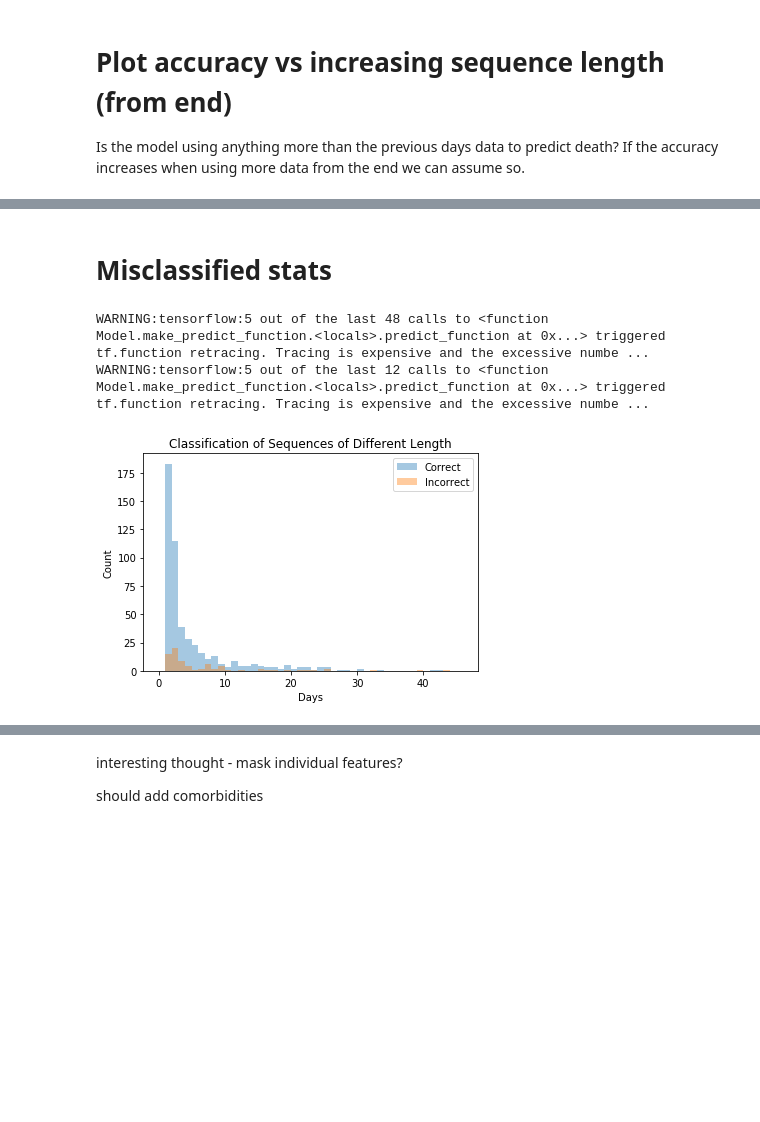
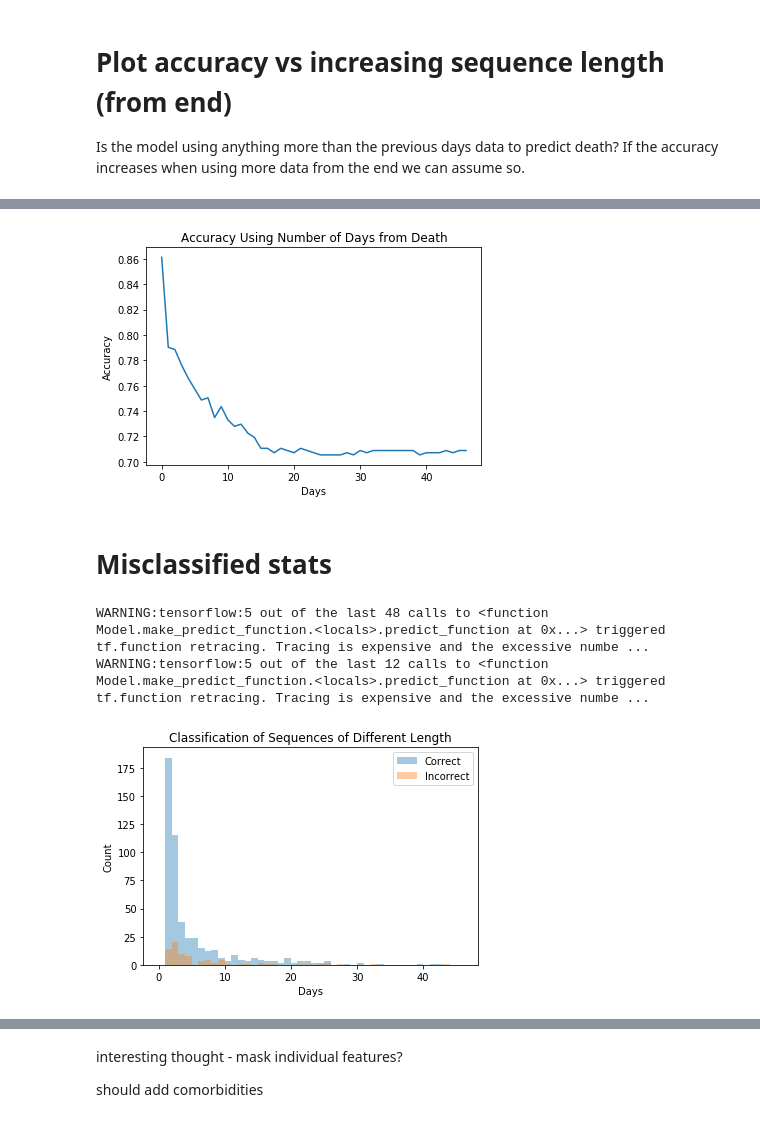
Before and after one commit to Gareth001/thesis, a Jupyter notebook: notebooks/MIMIC death.ipynb, the cells around one changed output, grey strips where cells are left out. Saved outputs shown, nothing was run; the diff lists cells and outputs as text; code cells hidden in the pictures; blank space fills up the shorter version.

```diff
--- a/notebooks/MIMIC death.ipynb
+++ b/notebooks/MIMIC death.ipynb
@@ -470,3 +474,26 @@ plt.show(fig)
+# %%
+x = list(range(maxseqlen_test))
+y = []
+
+for length in x:
+    arr = np.zeros(X_test.shape)
+
+    for index, point in enumerate(lst_test):
+        r = point
+        if len(point) > length:
+            if length > 0:
+                r = r[:-length]
+            arr[index, :r.shape[0], :X_test.shape[2]] = r
+
+    y.append(model_evaluate(arr, Y_test))
+
+fig = sns.lineplot(x=x, y=y)
+plt.title('Accuracy Using Number of Days from Death')
+plt.ylabel('Accuracy')
+plt.xlabel('Days')
+plt.show(fig)
+# %% [output]
+[figure, added]
 # %% [markdown]
 # Misclassified stats
 # %%
@@ -492,7 +519,7 @@ plt.show(fig)
 # %% [output]
 WARNING:tensorflow:5 out of the last 48 calls to <function Model.make_predict_function.<locals>.predict_function at 0x...> triggered tf.function retracing. Tracing is expensive and the excessive numbe ...
 WARNING:tensorflow:5 out of the last 12 calls to <function Model.make_predict_function.<locals>.predict_function at 0x...> triggered tf.function retracing. Tracing is expensive and the excessive numbe ...
-[figure, old version]
+[figure, new version]
 # %%
 correct = {'Died':[], 'Discharged':[]}
 incorrect = {'Died':[], 'Discharged':[]}
```
Also changed, not shown: parts of 25 cells of this notebook.
